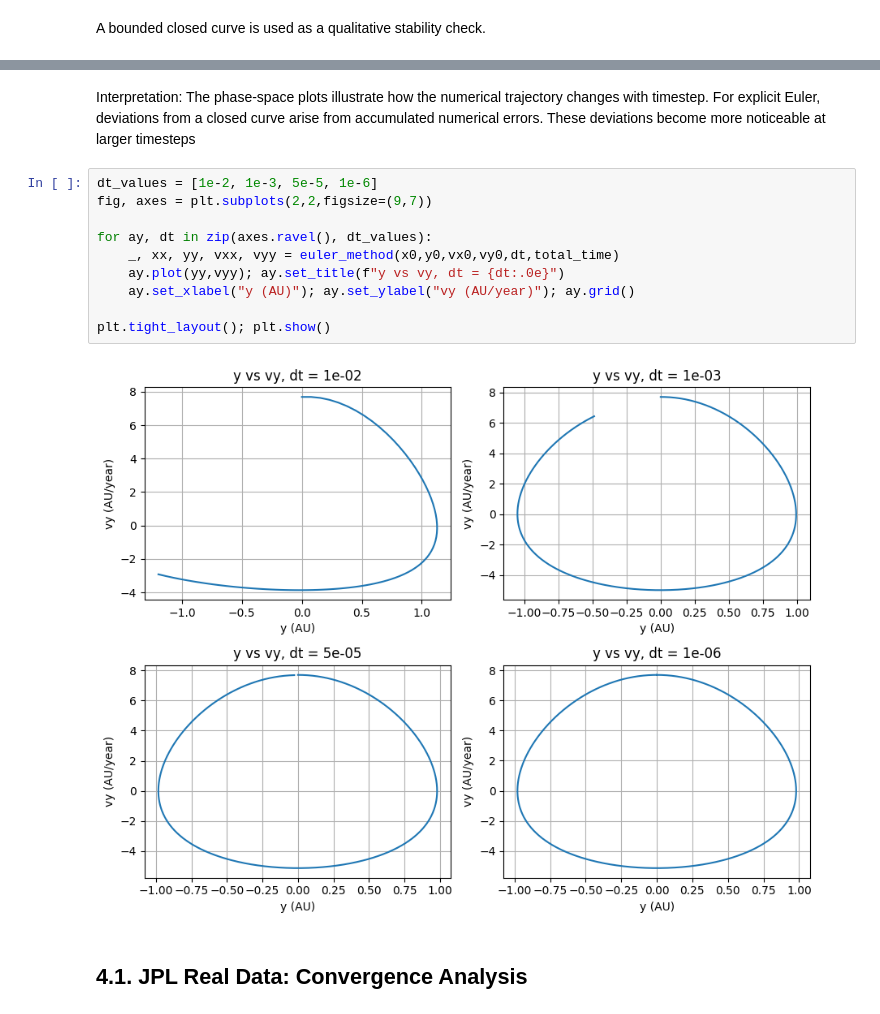
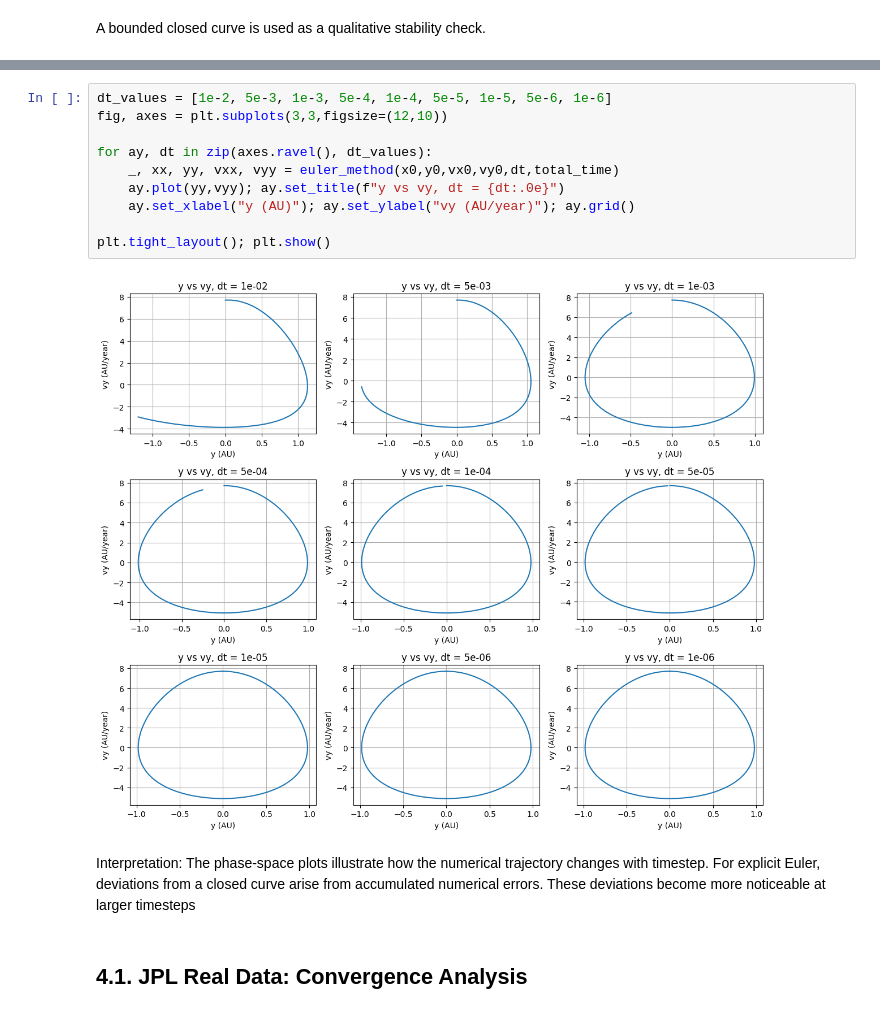
Before and after one commit to aarushipandey06/Kepler-s-Laws, a Jupyter notebook: Kepler's Second Law.ipynb, the cells around one changed output, grey strips where cells are left out. Saved outputs shown, nothing was run; the diff lists cells and outputs as text.

```diff
--- a/Kepler's Second Law.ipynb
+++ b/Kepler's Second Law.ipynb
@@ -216,17 +214,17 @@ plt.tight_layout(); plt.show()
+# %%
+dt_values = [1e-2, 5e-3, 1e-3, 5e-4, 1e-4, 5e-5, 1e-5, 5e-6, 1e-6]
+fig, axes = plt.subplots(3,3,figsize=(12,10))
+
+for ay, dt in zip(axes.ravel(), dt_values):
+    _, xx, yy, vxx, vyy = euler_method(x0,y0,vx0,vy0,dt,total_time)
+    ay.plot(yy,vyy); ay.set_title(f"y vs vy, dt = {dt:.0e}")
+    ay.set_xlabel("y (AU)"); ay.set_ylabel("vy (AU/year)"); ay.grid()
+
+plt.tight_layout(); plt.show()
+# %% [output]
+[figure, added]
 # %% [markdown]
 Interpretation: The phase-space plots illustrate how the numerical trajectory changes with timestep. For explicit Euler, deviations from a closed curve arise from accumulated numerical errors. These deviations become more noticeable at larger timesteps
-# %%
-dt_values = [1e-2, 1e-3, 5e-5, 1e-6]
-fig, axes = plt.subplots(2,2,figsize=(9,7))
-
-for ay, dt in zip(axes.ravel(), dt_values):
-    _, xx, yy, vxx, vyy = euler_method(x0,y0,vx0,vy0,dt,total_time)
-    ay.plot(yy,vyy); ay.set_title(f"y vs vy, dt = {dt:.0e}")
-    ay.set_xlabel("y (AU)"); ay.set_ylabel("vy (AU/year)"); ay.grid()
-
-plt.tight_layout(); plt.show()
-# %% [output]
-[figure, removed]
 # %% [markdown]
 ## 4.1. JPL Real Data: Convergence Analysis
 # %% [markdown]
```
Also changed, not shown: parts of 3 cells of this notebook.
